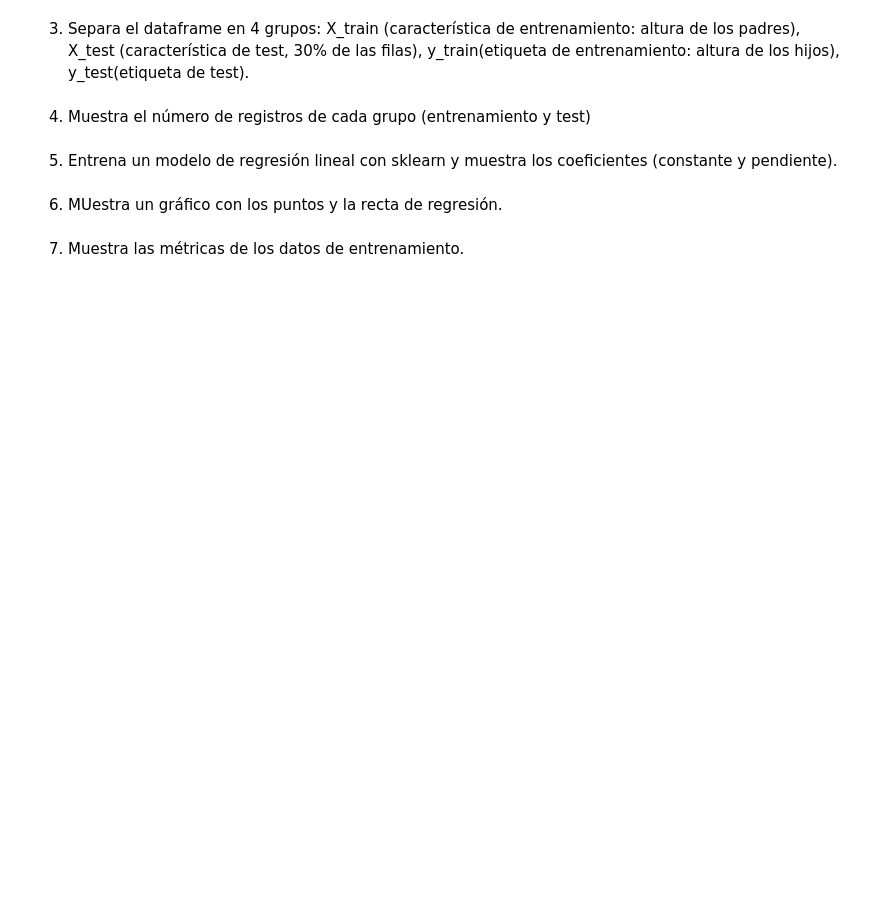
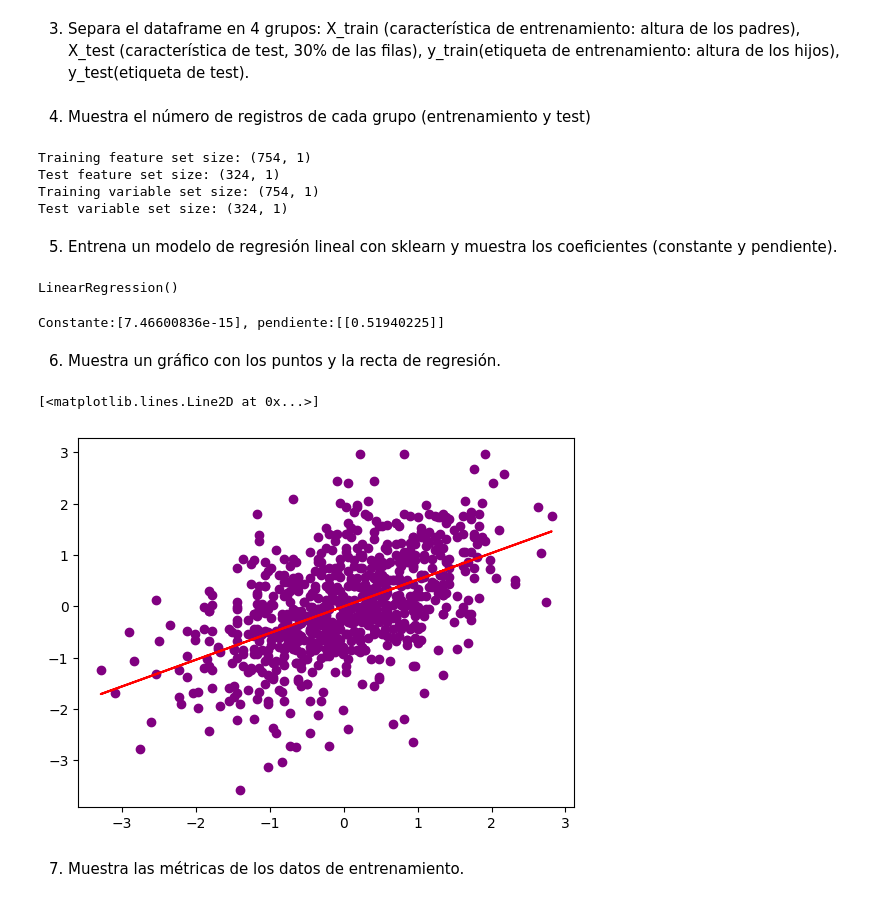
Before and after one commit to Angelmbx/Machine-Learing, a Jupyter notebook: UD2/02_Supervised_Linear_Regression.ipynb, the cells around one changed output. Cells and saved outputs as stored; diff of their text form; code cells hidden in the pictures; blank space fills up the shorter version.

```diff
--- a/UD2/02_Supervised_Linear_Regression.ipynb
+++ b/UD2/02_Supervised_Linear_Regression.ipynb
@@ -217,10 +244,59 @@ Con el dataset heights.csv (altura de padres e hijos):
 # %% [markdown]
 3. Separa el dataframe en 4 grupos: X_train (característica de entrenamiento: altura de los padres), X_test (característica de test, 30% de las filas), y_train(etiqueta de entrenamiento: altura de los hijos), y_test(etiqueta de test).
+# %%
+from sklearn.preprocessing import StandardScaler
+from sklearn.model_selection import train_test_split
+# Separar las variables (X) y las etiquetas (y) del conjunto de datos
+X = df.iloc[:, :-1].values
+# Separar la etiqueta (y)
+y = df.iloc[:, [-1]].values
+
+X_train, X_test, y_train, y_test = train_test_split(X, y, test_size=0.3, random_state=33)
 # %% [markdown]
 4. Muestra el número de registros de cada grupo (entrenamiento y test)
+# %%
+print("Training feature set size:",X_train.shape)
+print("Test feature set size:",X_test.shape)
+print("Training variable set size:",y_train.shape)
+print("Test variable set size:",y_test.shape)
+# %% [output]
+Training feature set size: (754, 1)
+Test feature set size: (324, 1)
+Training variable set size: (754, 1)
+Test variable set size: (324, 1)
 # %% [markdown]
 5. Entrena un modelo de regresión lineal con sklearn y muestra los coeficientes (constante y pendiente).
+# %%
+# La estandarización de los datos es importante, como parte del preproceso
+# y limpieza de los y antes de haber sido usados en la elaboración del modelo.
+from sklearn.preprocessing import StandardScaler
+
+scaler = StandardScaler()
+X_train = scaler.fit_transform(X_train)
+X_test = scaler.transform(X_test)
+y_train = scaler.fit_transform(y_train)
+y_test = scaler.transform(y_test)
+# %%
+from sklearn.linear_model import LinearRegression
+lm = LinearRegression()
+# %%
+lm.fit(X_train,y_train)
+# %% [output]
+LinearRegression()
+# %%
+print(f"Constante:{lm.intercept_}, pendiente:{lm.coef_}")
+# %% [output]
+Constante:[7.46600836e-15], pendiente:[[0.51940225]]
 # %% [markdown]
-6. MUestra un gráfico con los puntos y la recta de regresión.
+6. Muestra un gráfico con los puntos y la recta de regresión.
+# %%
+from sklearn.linear_model import LinearRegression
+linearRegression2 = LinearRegression()
+linearRegression2.fit(X_train, y_train)
+plt.scatter(X_train, y_train, color = 'purple')
+plt.plot (X_train, linearRegression2.predict(X_train), color = 'red')
+# %% [output]
+[<matplotlib.lines.Line2D at 0x...>]
+[figure, added]
 # %% [markdown]
 7. Muestra las métricas de los datos de entrenamiento.
```
Also changed, not shown: parts of 8 cells of this notebook.
